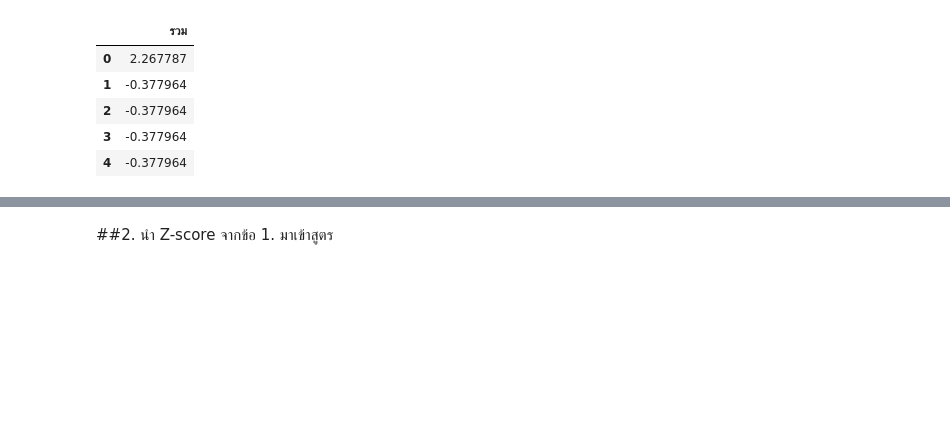
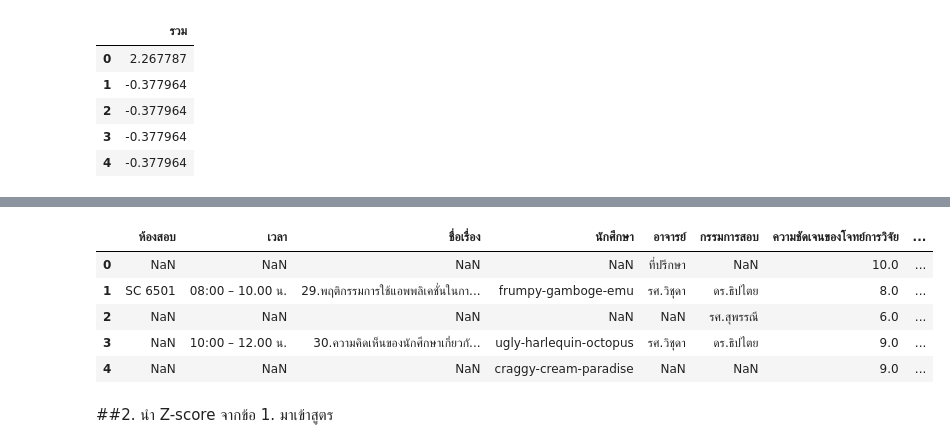
Before and after one commit to dinsor17/data_viz, a Jupyter notebook: DataViz_Midterm_2021.ipynb, the cells around one changed output, grey strips where cells are left out. Saved outputs shown, nothing was run; the diff lists cells and outputs as text; code cells hidden in the pictures; blank space fills up the shorter version.

```diff
--- a/DataViz_Midterm_2021.ipynb
+++ b/DataViz_Midterm_2021.ipynb
@@ -433,0 +520,6 @@ Z_sum10.head()
+# %%
+x_bar03=s3[['รวม']].mean()
+sd03=s3[['รวม']].std()
+
+Z_score03 = (s3[['รวม']]-x_bar03)/sd03
+Z_score03.head()
@@ -434,3 +553,13 @@ Z_sum10.head()
+# %%
+s3['Z_score03'] = (s3[['รวม']]-x_bar03)/sd03
+s3.head() #มันก็จะรันเป็นหัวตารางทั้งหมดของ s3
+# %% [output]
+|  | ห้องสอบ | เวลา | ชื่อเรื่อง | นักศึกษา | อาจารย์ | กรรมการสอบ | ความชัดเจนของโจทย์การวิจัย | ... |
+| 0 | NaN | NaN | NaN | NaN | ที่ปรึกษา | NaN | 10.0 | ... |
+| 1 | SC 6501 | 08:00 – 10.00 น. | 29.พฤติกรรมการใช้แอพพลิเคชั่นในกา... | frumpy-gamboge-emu | รศ.วิชุดา | ดร.ธิปไตย | 8.0 | ... |
+| 2 | NaN | NaN | NaN | NaN | NaN | รศ.สุพรรณี | 6.0 | ... |
+| 3 | NaN | 10:00 – 12.00 น. | 30.ความคิดเห็นของนักศึกษาเกี่ยวกั... | ugly-harlequin-octopus | รศ.วิชุดา | ดร.ธิปไตย | 9.0 | ... |
+| 4 | NaN | NaN | NaN | craggy-cream-paradise | NaN | NaN | 9.0 | ... |
 # %% [markdown]
 ##2. นำ Z-score จากข้อ 1. มาเข้าสูตร
 # %% [markdown]
```
Also changed, not shown: parts of 16 cells of this notebook.
